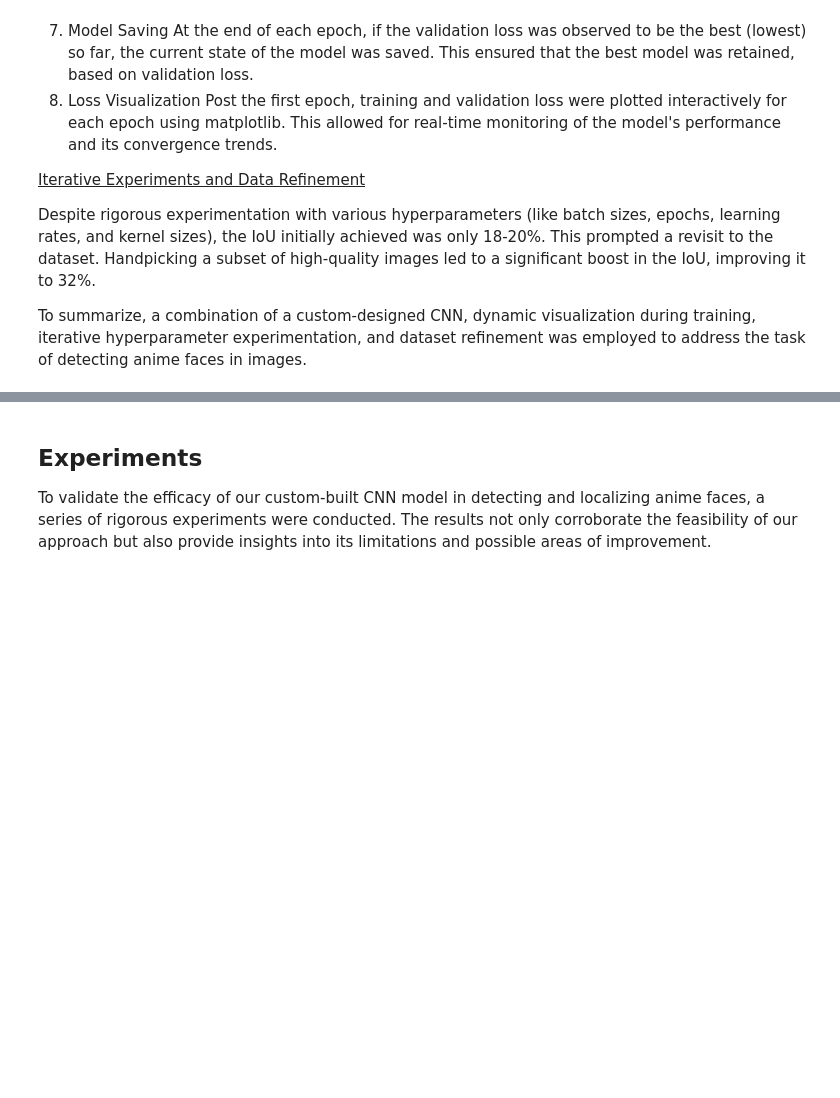
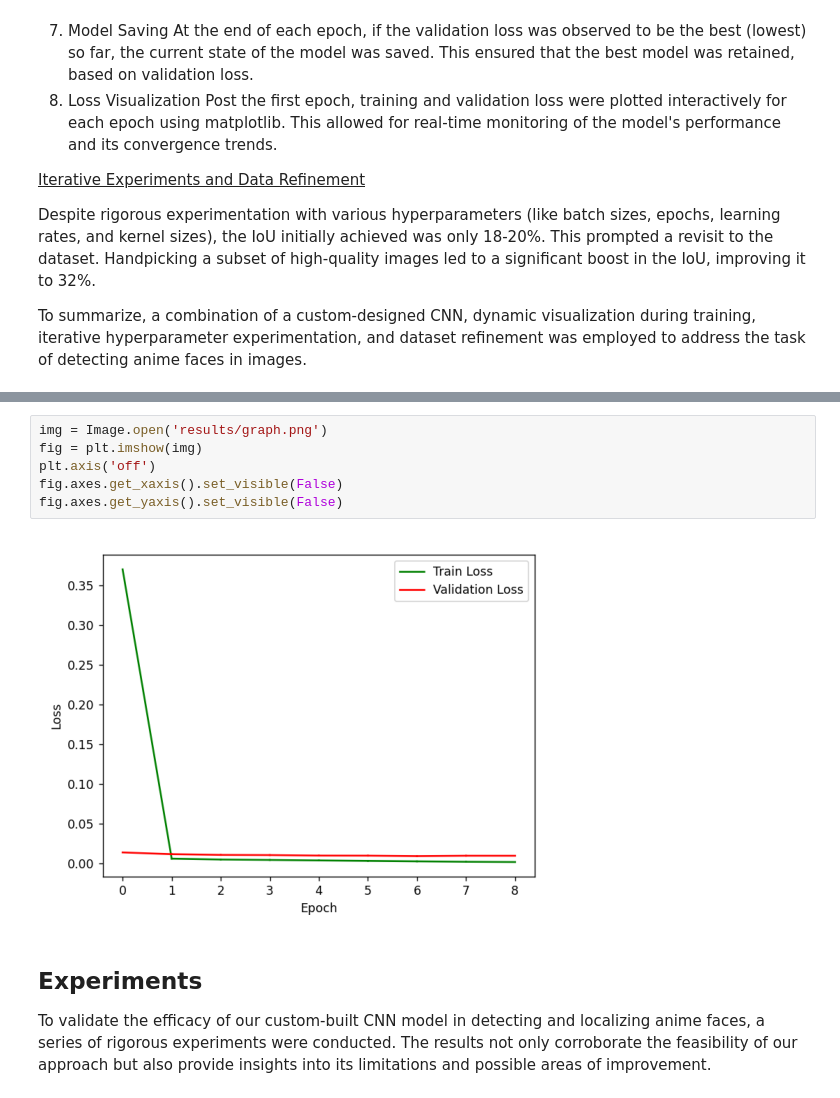
Before and after one commit to SimonFWH/t413_math_final_project, a Jupyter notebook: notebook.ipynb, the cells around one changed output, grey strips where cells are left out. Cells and saved outputs as stored; diff of their text form; blank space fills up the shorter version.

```diff
--- a/notebook.ipynb
+++ b/notebook.ipynb
@@ -131,3 +130,11 @@ No artists with labels found to put in legend.  Note that artists whose label st
+# %%
+img = Image.open('results/graph.png')
+fig = plt.imshow(img)
+plt.axis('off')
+fig.axes.get_xaxis().set_visible(False)
+fig.axes.get_yaxis().set_visible(False)
+# %% [output]
+[figure, added]
 # %% [markdown]
 ## Experiments
 To validate the efficacy of our custom-built CNN model in detecting and localizing anime faces, a series of rigorous experiments were conducted. The results not only corroborate the feasibility of our approach but also provide insights into its limitations and possible areas of improvement.
```
Also changed, not shown: parts of 5 cells of this notebook, 1 other file.
